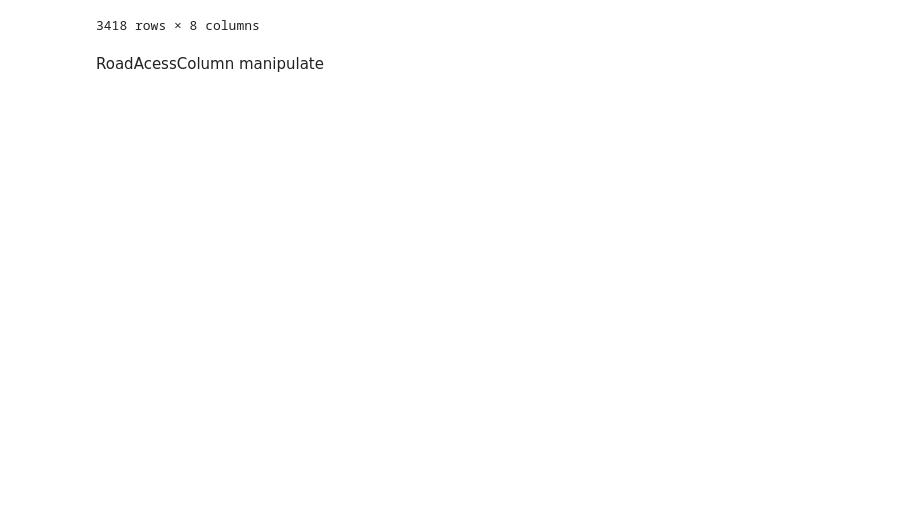
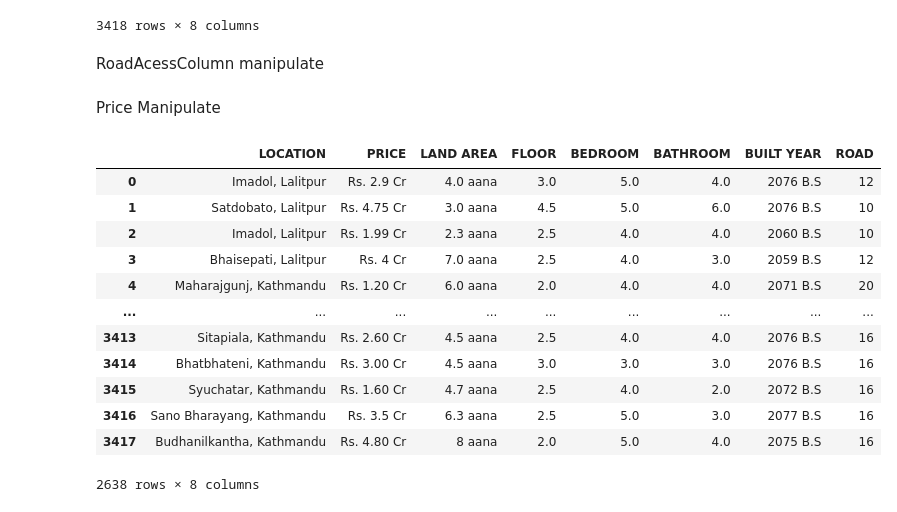
Before and after one commit to kushal1o1/RealEstate, a Jupyter notebook: ai/main.ipynb, the cells around one changed output. Cells and saved outputs as stored; diff of their text form; code cells hidden in the pictures; blank space fills up the shorter version.

```diff
--- a/ai/main.ipynb
+++ b/ai/main.ipynb
@@ -136,3 +136,41 @@ data['ROAD'].fillna(median_value, inplace=True)
 
 data['ROAD'] = data['ROAD'].astype(int)
 data.drop(columns=['ROAD ACCESS'], inplace=True)
+# %% [markdown]
+Price Manipulate
+# %%
+data['PRICE'] = data['PRICE'].str.strip()
+# %%
+data = data[~data['PRICE'].str.contains('/')]
+
+def normalize_price(price):
+    # Handle values in format "Rs. 12000000" or similar
+    if 'Rs.' in price and 'Cr' not in price and 'Lac' not in price:
+        value = int(price.replace('Rs.', '').replace(',', '').strip())
+        return f"Rs. {value / 10000000:.2f} Cr"  # Convert numeric value to Cr format
+
+    # Handle values already in format "Rs. X Cr" or "Rs. X.Y Cr"
+    if 'Cr' in price:
+        return price.strip()
+
+    return None
+
+data['PRICE'] = data['PRICE'].apply(normalize_price)
+
+data = data.dropna(subset=['PRICE'])
+# %%
+data
+# %% [output]
+|  | LOCATION | PRICE | LAND AREA | FLOOR | BEDROOM | BATHROOM | BUILT YEAR | ROAD |
+| 0 | Imadol, Lalitpur | Rs. 2.9 Cr | 4.0 aana | 3.0 | 5.0 | 4.0 | 2076 B.S | 12 |
+| 1 | Satdobato, Lalitpur | Rs. 4.75 Cr | 3.0 aana | 4.5 | 5.0 | 6.0 | 2076 B.S | 10 |
+| 2 | Imadol, Lalitpur | Rs. 1.99 Cr | 2.3 aana | 2.5 | 4.0 | 4.0 | 2060 B.S | 10 |
+| 3 | Bhaisepati, Lalitpur | Rs. 4 Cr | 7.0 aana | 2.5 | 4.0 | 3.0 | 2059 B.S | 12 |
+| 4 | Maharajgunj, Kathmandu | Rs. 1.20 Cr | 6.0 aana | 2.0 | 4.0 | 4.0 | 2071 B.S | 20 |
+| ... | ... | ... | ... | ... | ... | ... | ... | ... |
+| 3413 | Sitapiala, Kathmandu | Rs. 2.60 Cr | 4.5 aana | 2.5 | 4.0 | 4.0 | 2076 B.S | 16 |
+| 3414 | Bhatbhateni, Kathmandu | Rs. 3.00 Cr | 4.5 aana | 3.0 | 3.0 | 3.0 | 2076 B.S | 16 |
+| 3415 | Syuchatar, Kathmandu | Rs. 1.60 Cr | 4.7 aana | 2.5 | 4.0 | 2.0 | 2072 B.S | 16 |
+| 3416 | Sano Bharayang, Kathmandu | Rs. 3.5 Cr | 6.3 aana | 2.5 | 5.0 | 3.0 | 2077 B.S | 16 |
+| 3417 | Budhanilkantha, Kathmandu | Rs. 4.80 Cr | 8 aana | 2.0 | 5.0 | 4.0 | 2075 B.S | 16 |
+2638 rows × 8 columns
```
Also changed, not shown: parts of 5 cells of this notebook.
